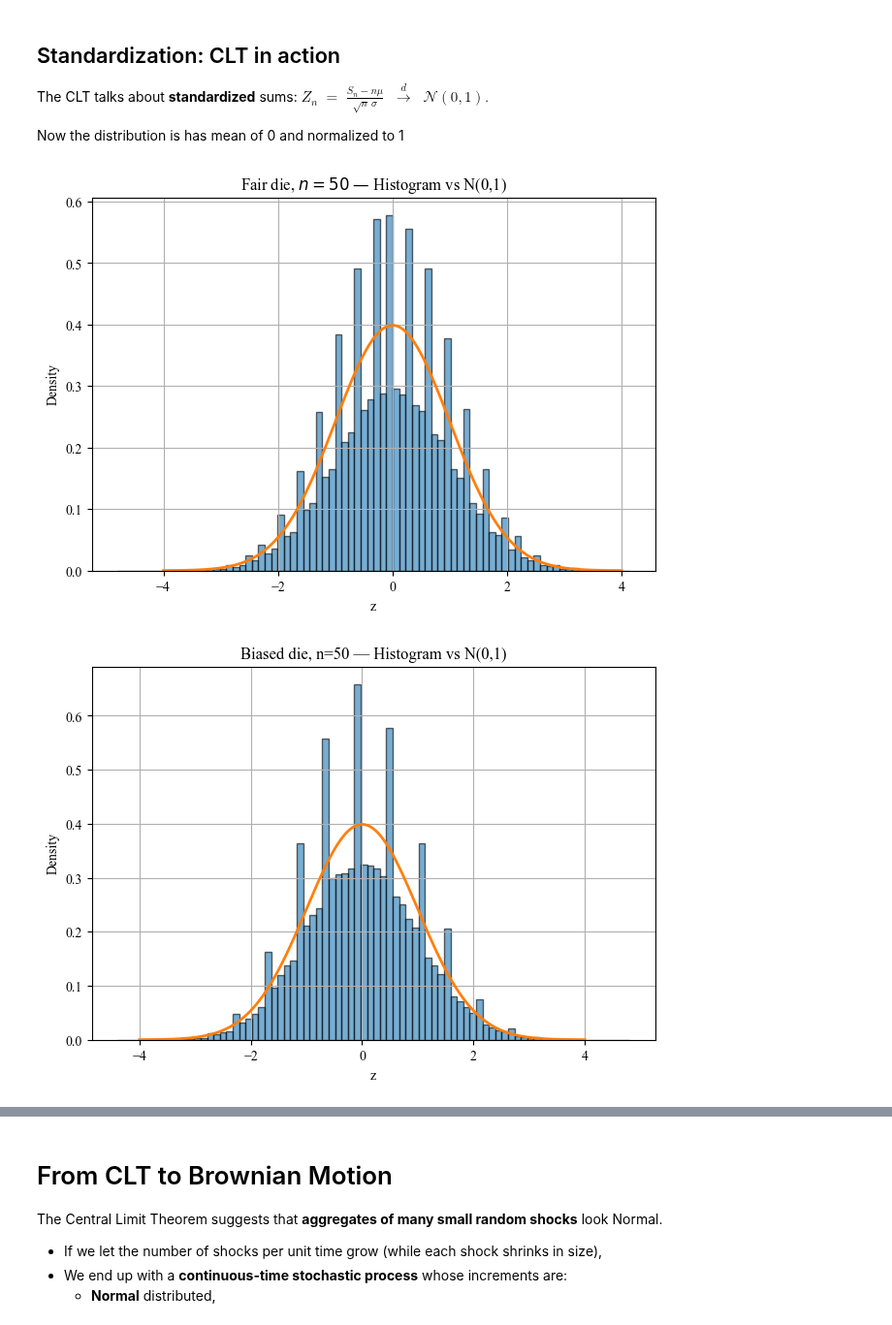
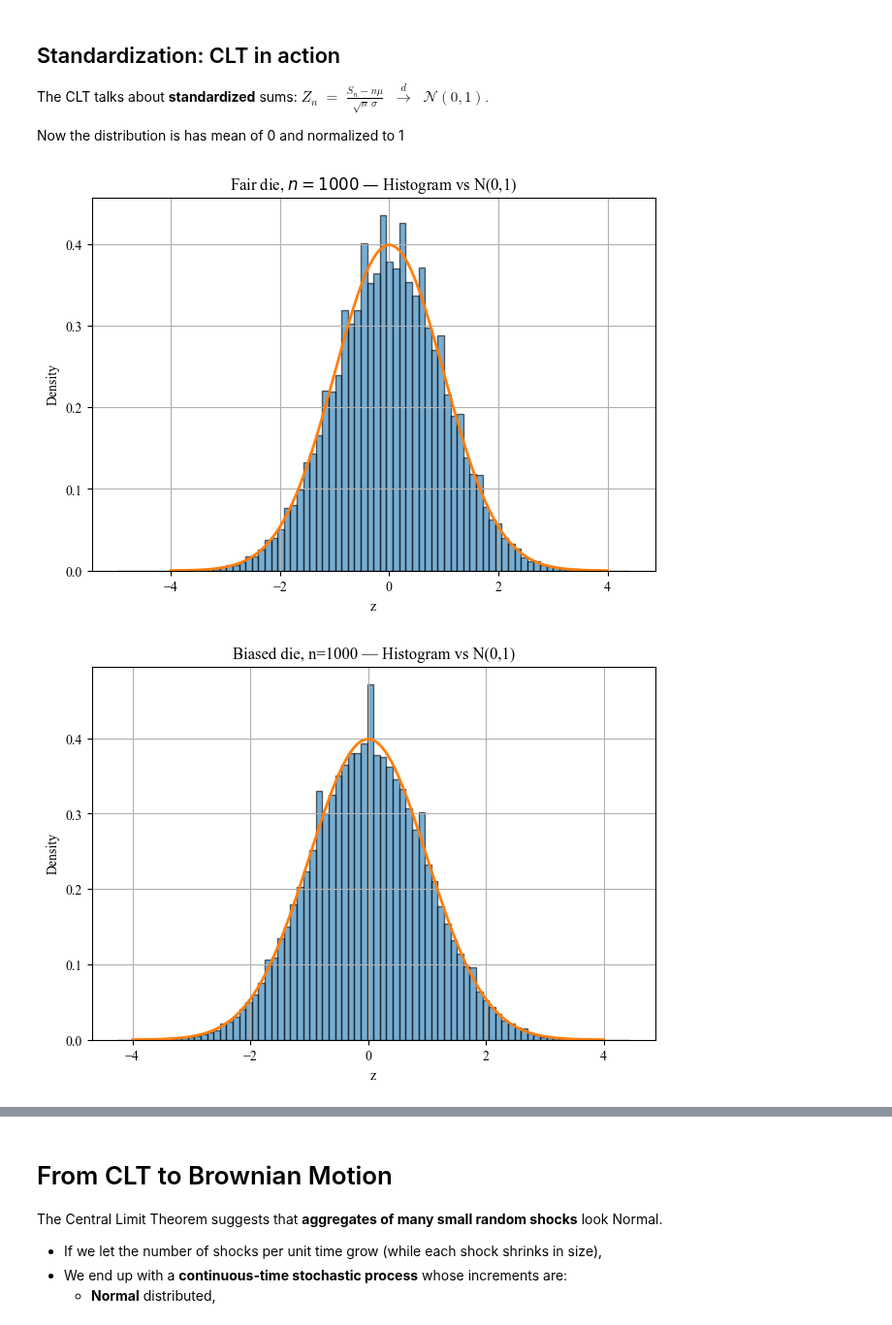
Before and after one commit to Kapizza/options-pricing-library, a Jupyter notebook: notebooks/00_Theory-CLT-ITO-BS.ipynb, the cells around one changed output, grey strips where cells are left out. Shown at 97% size. Cells and saved outputs as stored; diff of their text form; code cells hidden in the pictures.

```diff
--- a/notebooks/00_Theory-CLT-ITO-BS.ipynb
+++ b/notebooks/00_Theory-CLT-ITO-BS.ipynb
@@ -93,7 +97,9 @@ ns = [1, 2, 5, 10, 30]
 
 -Converging to a nomral distribution
 # %%
-for n in ns:
+print((simulate_sums(p_fair, 1)))
+
+for n in [1]:
     Sn = simulate_sums(p_fair, n)
     plot_sum_hist(Sn, mu=n*mu_fair, var=n*var_fair,
                   title=fr"Fair die: $S_{{{n}}}$ (hist) vs Normal$(\text{{mean}}={n*mu_fair:.2f},\, \text{{var}}={n*var_fair:.2f})$")
@@ -128,29 +131,31 @@ Now the distribution is has mean of 0 and normalized to 1
 # %%
 def standardized(Sn, mu, var, n):
     return (Sn - n*mu) / np.sqrt(n*var)
 
 def plot_standardized(Zn, title):
     # Histogram
     plt.hist(Zn, bins=80, density=True, alpha=0.6, edgecolor="k")
     xs = np.linspace(-4, 4, 400)
     plt.plot(xs, norm.pdf(xs), lw=2)
     plt.xlabel("z")
     plt.ylabel("Density")
     plt.title(title + " — Histogram vs N(0,1)")
     plt.show()
 
 
 # Run for a larger n to make CLT visually crisp
-n_large = 50
+n_large = 1000
 
 Sn_fair = simulate_sums(p_fair, n_large)
 Zn_fair = standardized(Sn_fair, mu_fair, var_fair, n_large)
 plot_standardized(Zn_fair, fr"Fair die, $n={n_large}$")
 
+
+
 Sn_biased = simulate_sums(p_biased, n_large)
 Zn_biased = standardized(Sn_biased, mu_biased, var_biased, n_large)
 plot_standardized(Zn_biased, f"Biased die, n={n_large}")
 # %% [output]
-[figure, old version]
+[figure, new version]
-[figure, old version]
+[figure, new version]
 # %% [markdown]
```
Also changed, not shown: parts of 8 cells of this notebook.
